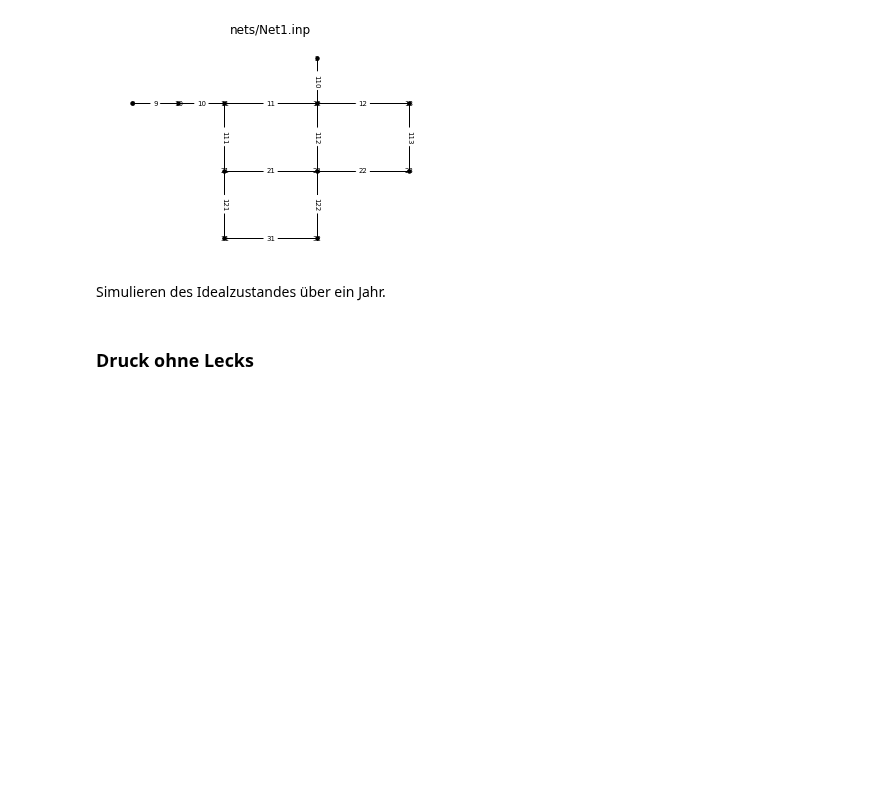
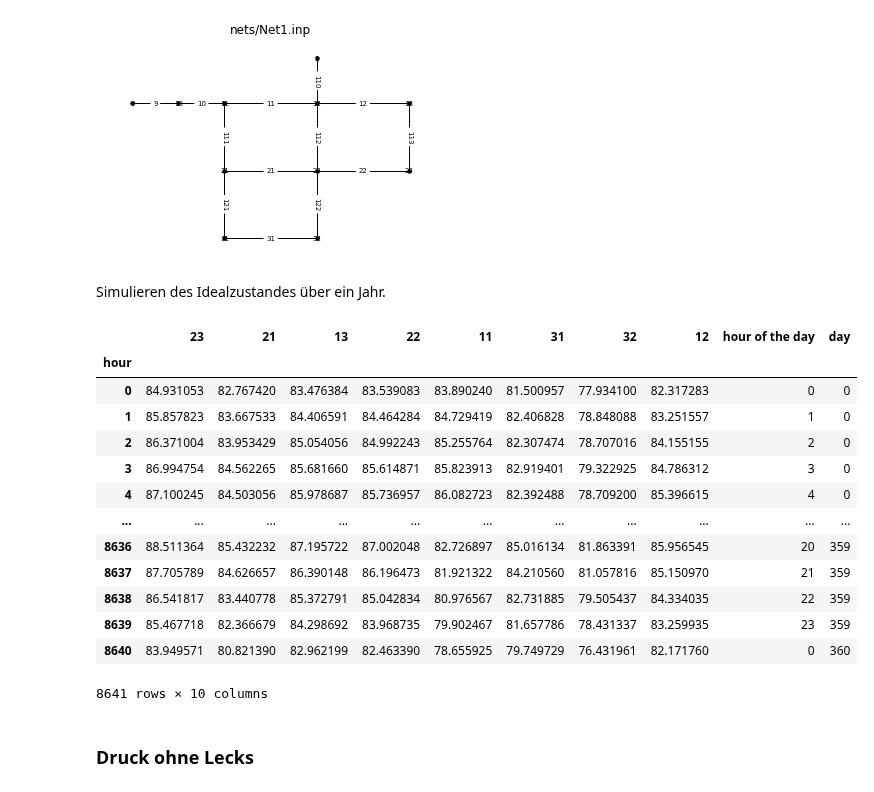
Before and after one commit to JulianBvW/BA-WDN-Leakage-Detection, a Jupyter notebook: VisualTesting.ipynb, the cells around one changed output. Drawn from its saved outputs; the diff is of its cells as text; code cells hidden in the pictures; blank space fills up the shorter version.

```diff
--- a/VisualTesting.ipynb
+++ b/VisualTesting.ipynb
@@ -82,6 +82,23 @@ Simulieren des Idealzustandes über ein Jahr.
 # %%
 p = wdn.simulate(12*30*24)
 data = Dataloader(p, wdn.important_nodes)
+# %%
+data.get_nodes(include_time=True, include_day=True)
+# %% [output]
+|  | 23 | 21 | 13 | 22 | 11 | 31 | 32 | 12 | hour of the day | day |
+| hour |  |  |  |  |  |  |  |  |  |  |
+| 0 | 84.931053 | 82.767420 | 83.476384 | 83.539083 | 83.890240 | 81.500957 | 77.934100 | 82.317283 | 0 | 0 |
+| 1 | 85.857823 | 83.667533 | 84.406591 | 84.464284 | 84.729419 | 82.406828 | 78.848088 | 83.251557 | 1 | 0 |
+| 2 | 86.371004 | 83.953429 | 85.054056 | 84.992243 | 85.255764 | 82.307474 | 78.707016 | 84.155155 | 2 | 0 |
+| 3 | 86.994754 | 84.562265 | 85.681660 | 85.614871 | 85.823913 | 82.919401 | 79.322925 | 84.786312 | 3 | 0 |
+| 4 | 87.100245 | 84.503056 | 85.978687 | 85.736957 | 86.082723 | 82.392488 | 78.709200 | 85.396615 | 4 | 0 |
+| ... | ... | ... | ... | ... | ... | ... | ... | ... | ... | ... |
+| 8636 | 88.511364 | 85.432232 | 87.195722 | 87.002048 | 82.726897 | 85.016134 | 81.863391 | 85.956545 | 20 | 359 |
+| 8637 | 87.705789 | 84.626657 | 86.390148 | 86.196473 | 81.921322 | 84.210560 | 81.057816 | 85.150970 | 21 | 359 |
+| 8638 | 86.541817 | 83.440778 | 85.372791 | 85.042834 | 80.976567 | 82.731885 | 79.505437 | 84.334035 | 22 | 359 |
+| 8639 | 85.467718 | 82.366679 | 84.298692 | 83.968735 | 79.902467 | 81.657786 | 78.431337 | 83.259935 | 23 | 359 |
+| 8640 | 83.949571 | 80.821390 | 82.962199 | 82.463390 | 78.655925 | 79.749729 | 76.431961 | 82.171760 | 0 | 360 |
+8641 rows × 10 columns
 # %% [markdown]
 ### Druck ohne Lecks
 # %% [markdown]
```
Also changed, not shown: parts of 1 cell of this notebook, 1 other file.
